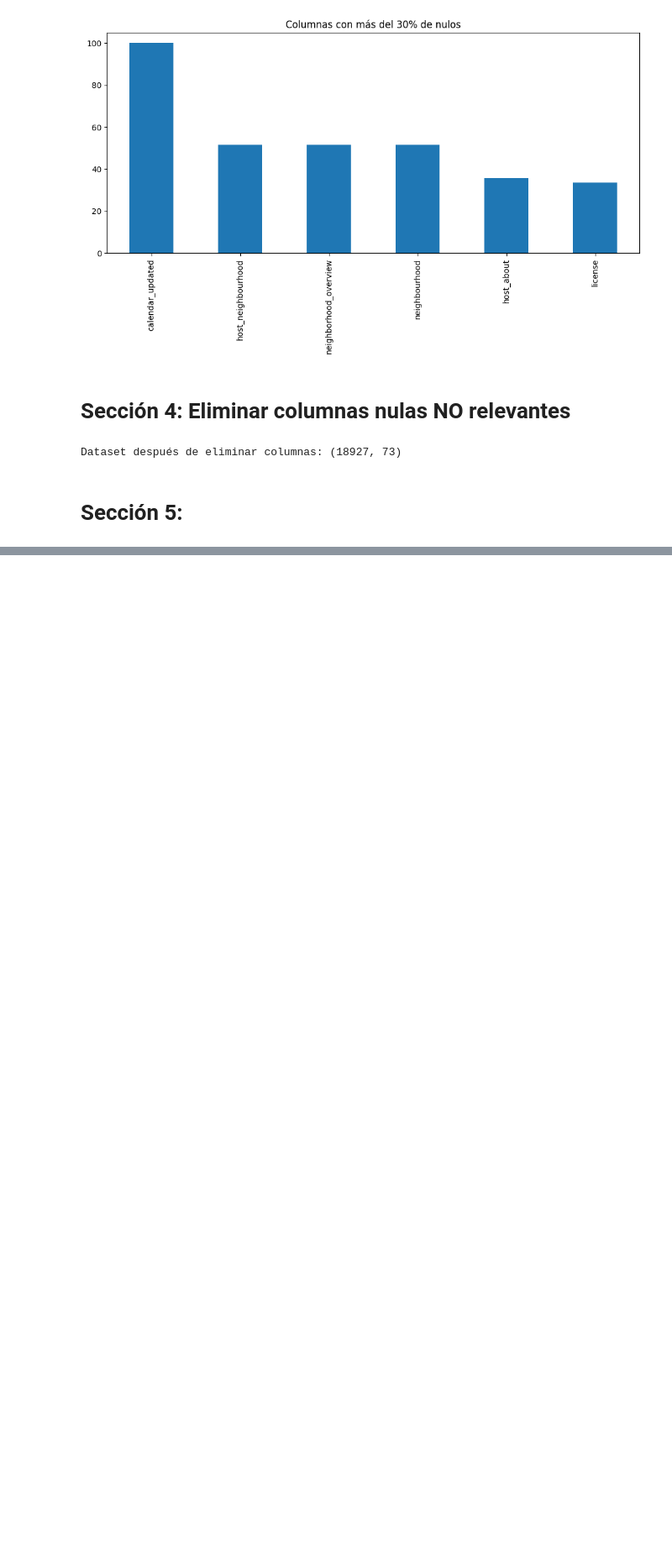
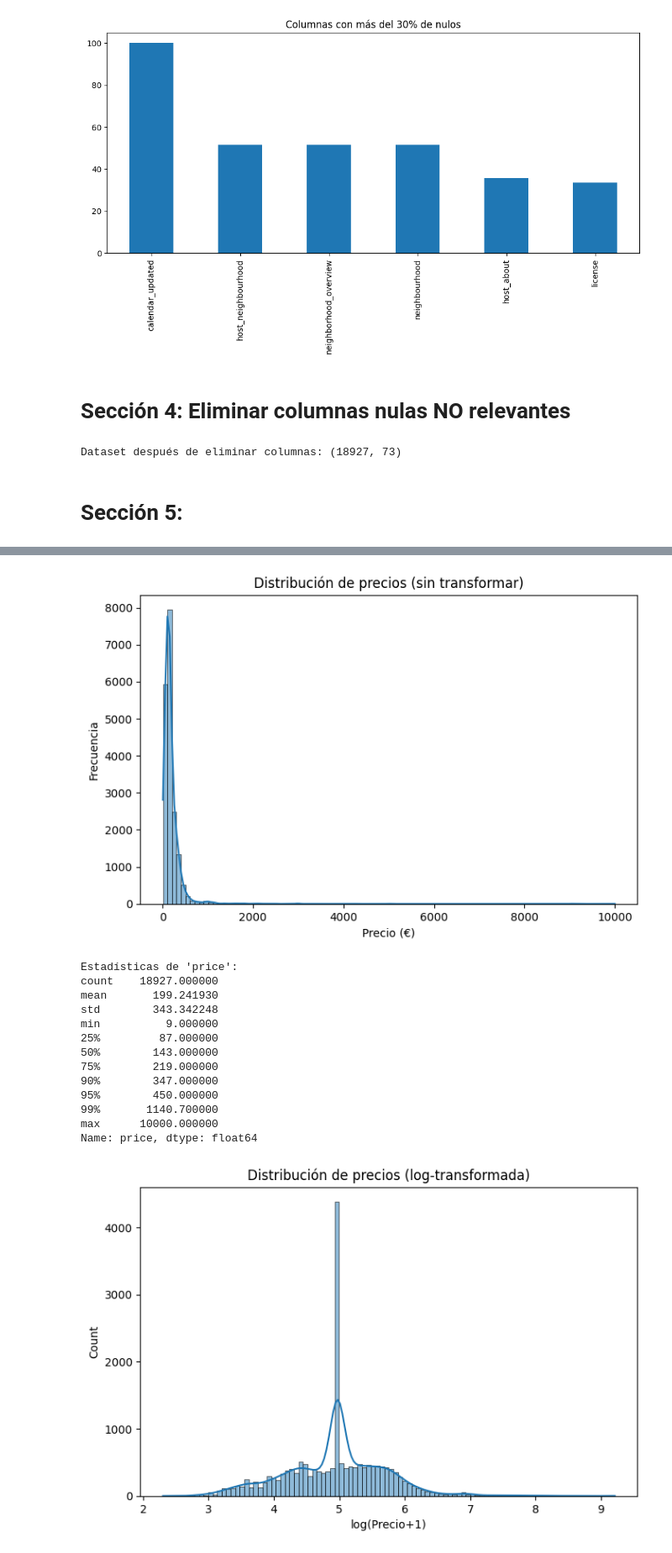
Before and after one commit to 10santiago12/Taller-1, a Jupyter notebook: Taller_1_EDA_Modelos_Regresion.ipynb, the cells around one changed output, grey strips where cells are left out. Shown at 84% size. Drawn from its saved outputs; the diff is of its cells as text; code cells hidden in the pictures; blank space fills up the shorter version.

```diff
--- a/Taller_1_EDA_Modelos_Regresion.ipynb
+++ b/Taller_1_EDA_Modelos_Regresion.ipynb
@@ -322,7 +322,7 @@ print(nulls_num[nulls_num > 0].sort_values(ascending=False))
 # Imputamos con mediana (más robusta ante outliers)
 for col in num_cols:
     if df[col].isnull().sum() > 0:
-        df[col].fillna(df[col].median(), inplace=True)
+        df[col] = df[col].fillna(df[col].median())
 
 print("\nDespués de imputar, nulos en numéricas:", df[num_cols].isnull().sum().sum())
 # %% [output]
@@ -364,0 +442,38 @@ For example, when doing 'df[col].method(value, inplace=True)', try using 'df.met
+# %%
+import matplotlib.pyplot as plt
+import seaborn as sns
+import numpy as np
+
+# --- 1. Distribución de la variable objetivo (price) ---
+plt.figure(figsize=(8,5))
+sns.histplot(df['price'], bins=100, kde=True)
+plt.title("Distribución de precios (sin transformar)")
+plt.xlabel("Precio (€)")
+plt.ylabel("Frecuencia")
+plt.show()
+
+print("Estadísticas de 'price':")
+print(df['price'].describe(percentiles=[0.25, 0.5, 0.75, 0.9, 0.95, 0.99]))
+
+# Si la distribución está sesgada, podemos probar log-transform
+plt.figure(figsize=(8,5))
+sns.histplot(np.log1p(df['price']), bins=100, kde=True)
+plt.title("Distribución de precios (log-transformada)")
+plt.xlabel("log(Precio+1)")
+plt.show()
+# %% [output]
+[figure, added]
+Estadísticas de 'price':
+count    18927.000000
+mean       199.241930
+std        343.342248
+min          9.000000
+25%         87.000000
+50%        143.000000
+75%        219.000000
+90%        347.000000
+95%        450.000000
+99%       1140.700000
+max      10000.000000
+Name: price, dtype: float64
+[figure, added]
```
Also changed, not shown: parts of 28 cells of this notebook.
